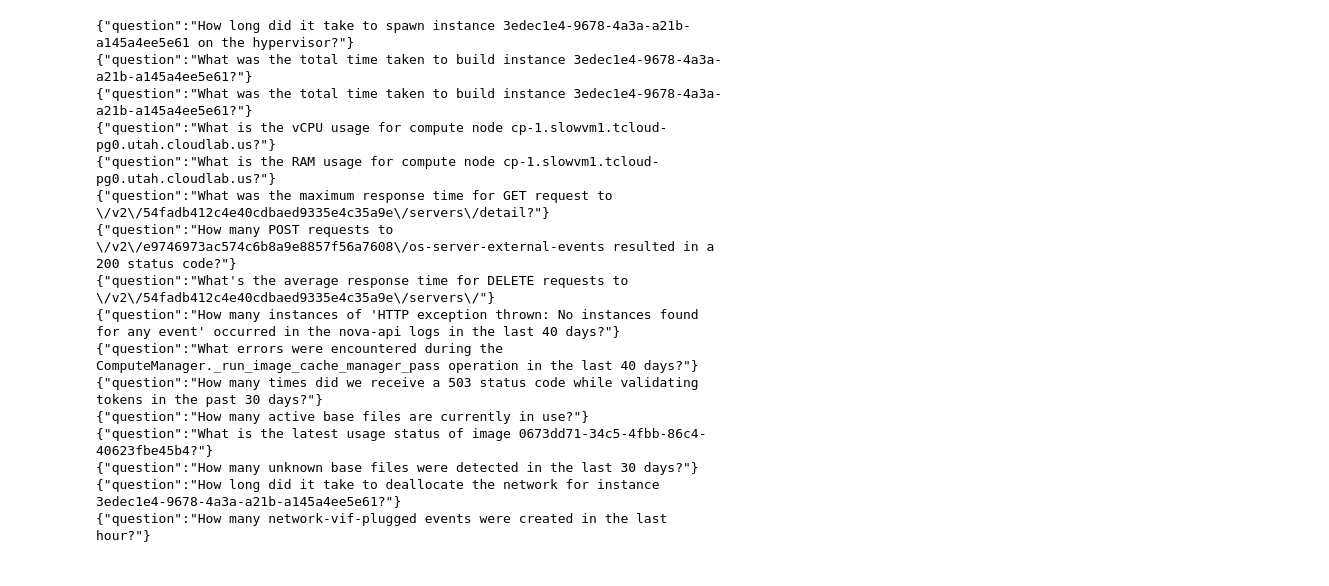
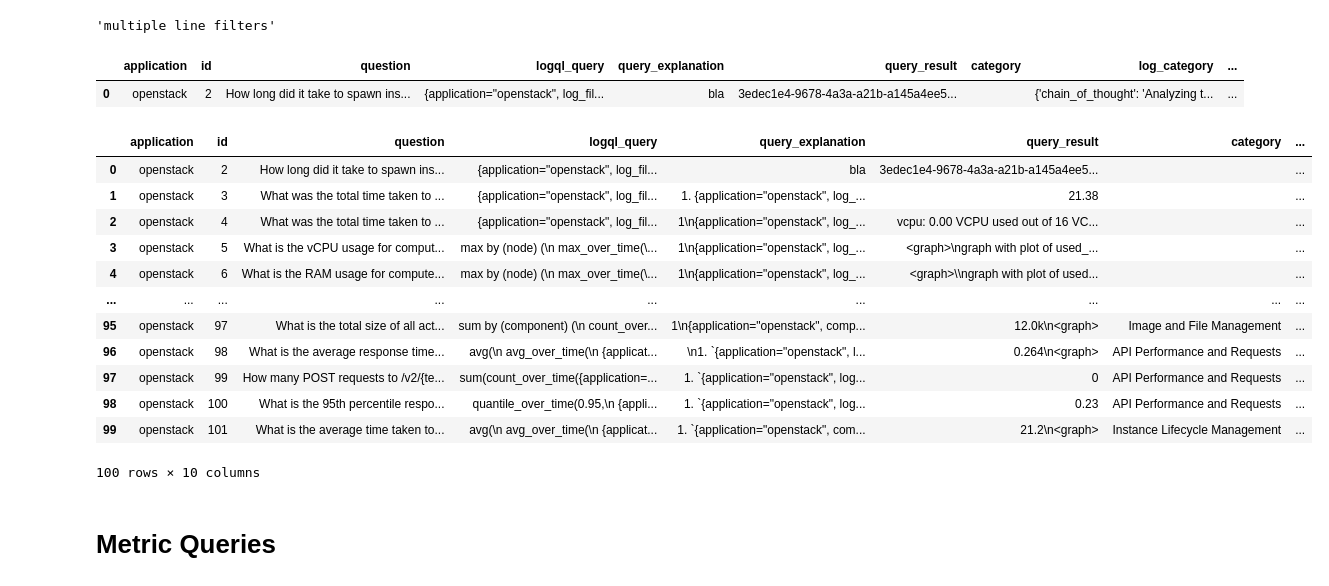
Before and after one commit to nl2logql/LogQLLM, a Jupyter notebook: dataset/dataset.ipynb, the cells around one changed output. Saved outputs shown, nothing was run; the diff lists cells and outputs as text; code cells hidden in the pictures.

```diff
--- a/dataset/dataset.ipynb
+++ b/dataset/dataset.ipynb
@@ -30,22 +10,22 @@ pd.set_option("display.max_colwidth", None)
-# %%
-print(openstack_df[["question"]].to_json(lines=True, orient="records"))
-
-# # view as json
-# openstack_df.to_json("openstack_questions.json", orient="records", lines=True)
-# %% [output]
-{"question":"How long did it take to spawn instance 3edec1e4-9678-4a3a-a21b-a145a4ee5e61 on the hypervisor?"}
-{"question":"What was the total time taken to build instance 3edec1e4-9678-4a3a-a21b-a145a4ee5e61?"}
-{"question":"What was the total time taken to build instance 3edec1e4-9678-4a3a-a21b-a145a4ee5e61?"}
-{"question":"What is the vCPU usage for compute node cp-1.slowvm1.tcloud-pg0.utah.cloudlab.us?"}
-{"question":"What is the RAM usage for compute node cp-1.slowvm1.tcloud-pg0.utah.cloudlab.us?"}
-{"question":"What was the maximum response time for GET request to \/v2\/54fadb412c4e40cdbaed9335e4c35a9e\/servers\/detail?"}
-{"question":"How many POST requests to \/v2\/e9746973ac574c6b8a9e8857f56a7608\/os-server-external-events resulted in a 200 status code?"}
-{"question":"What's the average response time for DELETE requests to \/v2\/54fadb412c4e40cdbaed9335e4c35a9e\/servers\/"}
-{"question":"How many instances of 'HTTP exception thrown: No instances found for any event' occurred in the nova-api logs in the last 40 days?"}
-{"question":"What errors were encountered during the ComputeManager._run_image_cache_manager_pass operation in the last 40 days?"}
-{"question":"How many times did we receive a 503 status code while validating tokens in the past 30 days?"}
-{"question":"How many active base files are currently in use?"}
-{"question":"What is the latest usage status of image 0673dd71-34c5-4fbb-86c4-40623fbe45b4?"}
-{"question":"How many unknown base files were detected in the last 30 days?"}
-{"question":"How long did it take to deallocate the network for instance 3edec1e4-9678-4a3a-a21b-a145a4ee5e61?"}
-{"question":"How many network-vif-plugged events were created in the last hour?"}
+# %%
+# print the first row's logql query
+df["log_category"][0].get("line_filter")
+# %% [output]
+'multiple line filters'
+# %%
+# Assuming df is your DataFrame
+# Add two new columns based on the values from log_category
+df["line_filter"] = df["log_category"].apply(
+    lambda x: x.get("line_filter") if isinstance(x, dict) else None
+)
+df["label_filter"] = df["log_category"].apply(
+    lambda x: x.get("label_filter") if isinstance(x, dict) else None
+)
+
+# Display the first row to verify the new columns
+display(df.head(1))
+# %% [output]
+|  | application | id | question | logql_query | query_explanation | query_result | category | log_category | ... |
+| 0 | openstack | 2 | How long did it take to spawn ins... | {application="openstack", log_fil... | bla | 3edec1e4-9678-4a3a-a21b-a145a4ee5... |  | {'chain_of_thought': 'Analyzing t... | ... |
+# %%
+df.rename(columns={"log_category": "log_category_result"}, inplace=True)
@@ -51,0 +34,18 @@ print(openstack_df[["question"]].to_json(lines=True, orient="records"))
+# %%
+df
+# %% [output]
+|  | application | id | question | logql_query | query_explanation | query_result | category | ... |
+| 0 | openstack | 2 | How long did it take to spawn ins... | {application="openstack", log_fil... | bla | 3edec1e4-9678-4a3a-a21b-a145a4ee5... |  | ... |
+| 1 | openstack | 3 | What was the total time taken to ... | {application="openstack", log_fil... | 1. {application="openstack", log_... | 21.38 |  | ... |
+| 2 | openstack | 4 | What was the total time taken to ... | {application="openstack", log_fil... | 1\n{application="openstack", log_... | vcpu: 0.00 VCPU used out of 16 VC... |  | ... |
+| 3 | openstack | 5 | What is the vCPU usage for comput... | max by (node) (\n max_over_time(\... | 1\n{application="openstack", log_... | <graph>\ngraph with plot of used_... |  | ... |
+| 4 | openstack | 6 | What is the RAM usage for compute... | max by (node) (\n max_over_time(\... | 1\n{application="openstack", log_... | <graph>\\ngraph with plot of used... |  | ... |
+| ... | ... | ... | ... | ... | ... | ... | ... | ... |
+| 95 | openstack | 97 | What is the total size of all act... | sum by (component) (\n count_over... | 1\n{application="openstack", comp... | 12.0k\n<graph> | Image and File Management | ... |
+| 96 | openstack | 98 | What is the average response time... | avg(\n avg_over_time(\n {applicat... | \n1. `{application="openstack", l... | 0.264\n<graph> | API Performance and Requests | ... |
+| 97 | openstack | 99 | How many POST requests to /v2/{te... | sum(count_over_time({application=... | 1. `{application="openstack", log... | 0 | API Performance and Requests | ... |
+| 98 | openstack | 100 | What is the 95th percentile respo... | quantile_over_time(0.95,\n {appli... | 1. `{application="openstack", log... | 0.23 | API Performance and Requests | ... |
+| 99 | openstack | 101 | What is the average time taken to... | avg(\n avg_over_time(\n {applicat... | 1. `{application="openstack", com... | 21.2\n<graph> | Instance Lifecycle Management | ... |
+100 rows × 10 columns
+# %% [markdown]
+# Metric Queries
```
Also changed, not shown: parts of 14 cells of this notebook, 7 other files.
